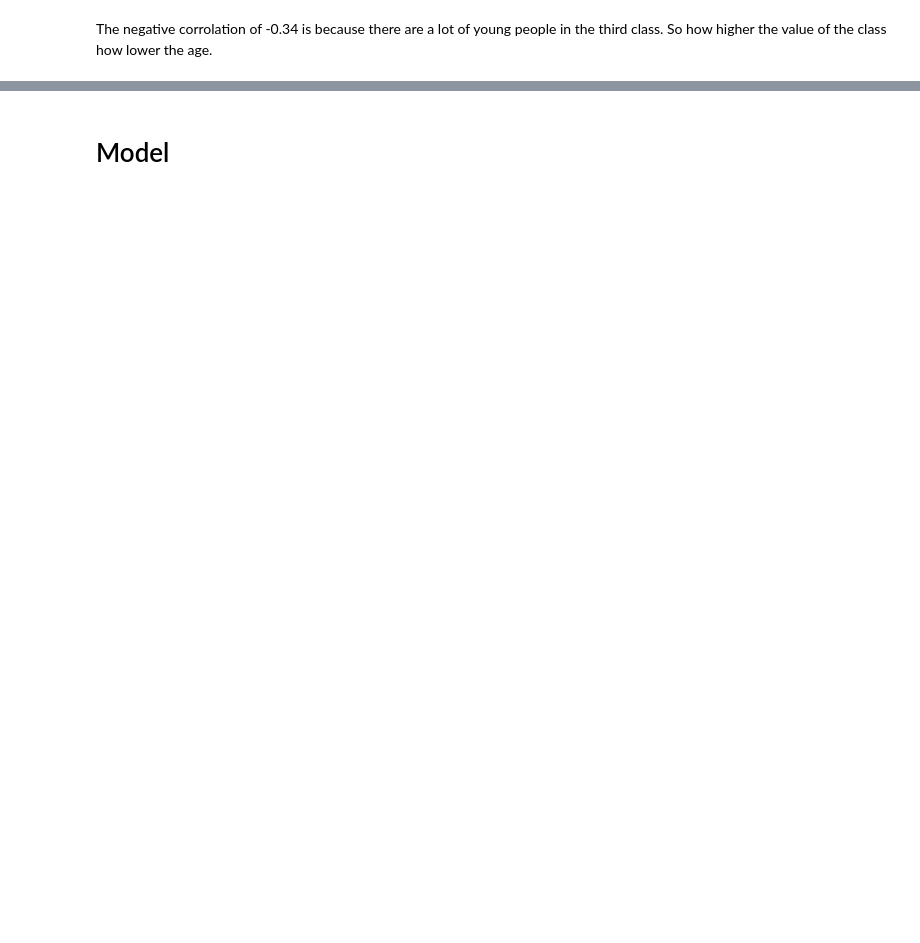
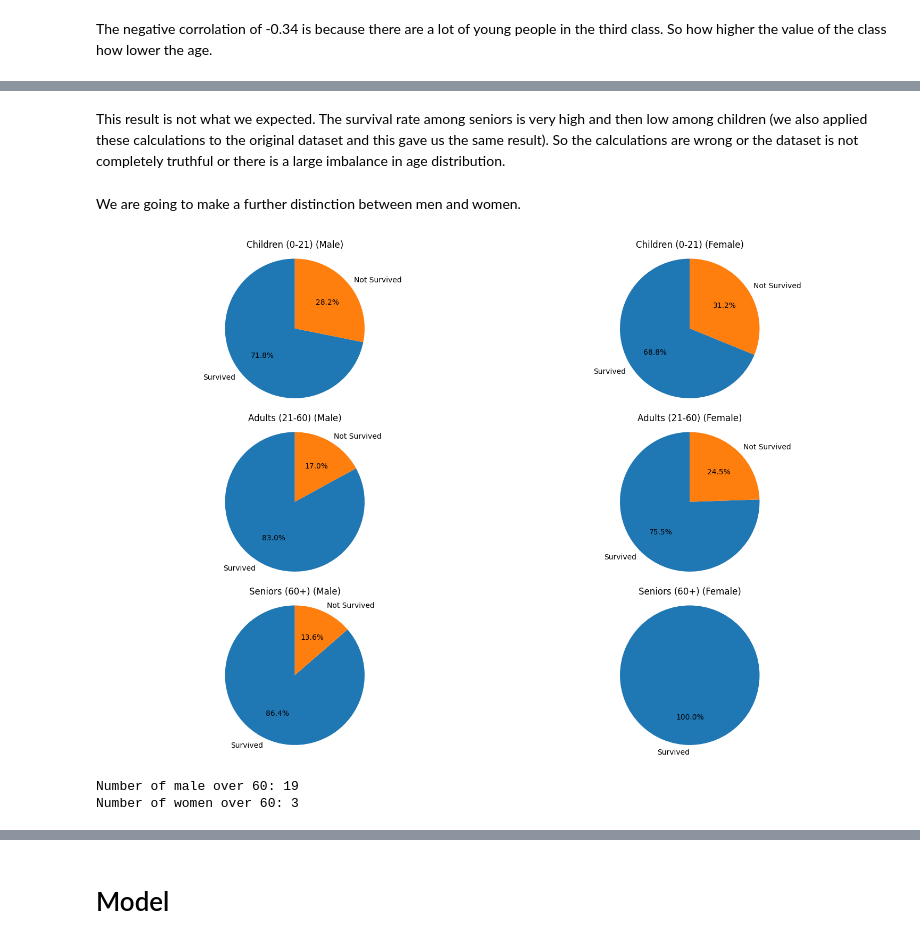
Before and after one commit to MarcelinaSiwka/MEM, a Jupyter notebook: Titanic/titanic.ipynb, the cells around one changed output, grey strips where cells are left out. Drawn from its saved outputs; the diff is of its cells as text; code cells hidden in the pictures; blank space fills up the shorter version.

```diff
--- a/Titanic/titanic.ipynb
+++ b/Titanic/titanic.ipynb
@@ -149,0 +203,53 @@ The negative corrolation of -0.34 is because there are a lot of young people in
+# %% [markdown]
+This result is not what we expected. The survival rate among seniors is very high and then low among children (we also applied these calculations to the original dataset and this gave us the same result). So the calculations are wrong or the dataset is not completely truthful or there is a large imbalance in age distribution.
+# %% [markdown]
+We are going to make a further distinction between men and women.
+# %%
+def plot_survival_pie(df, age_min, age_max, sex, title):
+    subset = df[(df['Age'] >= age_min) & (df['Age'] < age_max) & (df['Sex_male'] == sex)]
+    survived_counts = subset['Survived'].value_counts(normalize=True) * 100
+
+    labels = []
+    if 1 in survived_counts.index:
+        labels.append('Survived')
+    if 0 in survived_counts.index:
+        labels.append('Not Survived')
+
+    plt.pie(survived_counts, labels=labels, autopct='%1.1f%%', startangle=90)
+    plt.title(f"{title} ({'Male' if sex else 'Female'})")
+    plt.axis('equal')  # Houdt de taart rond
+
+# Plotten van de pie charts
+plt.figure(figsize=(15, 10))
+
+# Kinderen (0-21 jaar)
+plt.subplot(3, 2, 1)
+plot_survival_pie(df_encoded, 0, 21, True, title="Children (0-21)")
+plt.subplot(3, 2, 2)
+plot_survival_pie(df_encoded, 0, 21, False, title="Children (0-21)")
+
+# Volwassenen (21-60 jaar)
+plt.subplot(3, 2, 3)
+plot_survival_pie(df_encoded, 21, 60, True, title="Adults (21-60)")
+plt.subplot(3, 2, 4)
+plot_survival_pie(df_encoded, 21, 60, False, title="Adults (21-60)")
+
+# Senioren (60+ jaar)
+plt.subplot(3, 2, 5)
+plot_survival_pie(df_encoded, 60, 150, True, title="Seniors (60+)")
+plt.subplot(3, 2, 6)
+plot_survival_pie(df_encoded, 60, 150, False, title="Seniors (60+)")
+
+plt.tight_layout()
+plt.show()
+
+num_women_over_60 = df_encoded[(df_encoded['Sex_male'] == True) & (df_encoded['Age'] > 60)].shape[0]
+print("Number of male over 60:", num_women_over_60)
+num_women_over_60 = df_encoded[(df_encoded['Sex_male'] == False) & (df_encoded['Age'] > 60)].shape[0]
+print("Number of women over 60:", num_women_over_60)
+
+#correct
+# %% [output]
+[figure, added]
+Number of male over 60: 19
+Number of women over 60: 3
```
Also changed, not shown: parts of 16 cells of this notebook, 4 other files.
